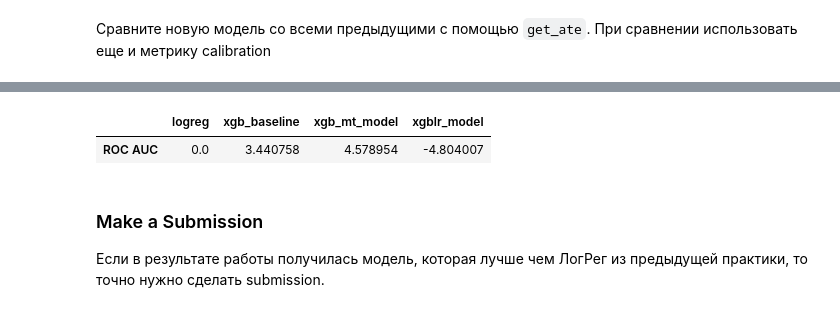
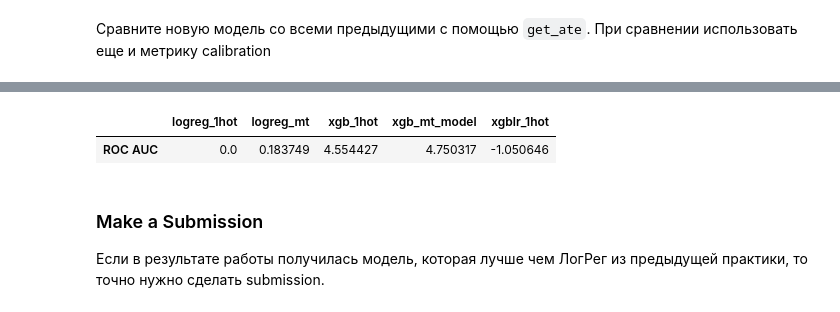
Before and after one commit to KatyaKos/MLBD, a Jupyter notebook: gradient_boosting/notebooks/xgboost.ipynb, the cells around one changed output, grey strips where cells are left out. Drawn from its saved outputs; the diff is of its cells as text; code cells hidden in the pictures.

```diff
--- a/gradient_boosting/notebooks/xgboost.ipynb
+++ b/gradient_boosting/notebooks/xgboost.ipynb
@@ -407,0 +405,4 @@ all_metrics
+# %%
+tmp_dict = {'ROC AUC': rocauc(logreg_mt, test_df_mt, 'probability')}
+all_metrics['logreg_mt'] = tmp_dict
+all_metrics
@@ -618,7 +625,7 @@ class XGBLRModel(pyspark.ml.Model):
         window = Window.rowsBetween(-sys.maxsize, -1)
         df = df\
             .withColumn('one', F.lit(1))\
-            .withColumn('idx', F.sum(F.col('one')).over(ww))\
+            .withColumn('idx', F.sum(F.col('one')).over(window))\
             .fillna(0, subset=['idx'])\
             .drop('one')
         tree_df = df\
@@ -636,7 +643,7 @@ class XGBLR(pyspark.ml.Estimator):
 
     def __init__(self, featuresCol, labelCol, predictionCol,
                  xgb_save_path=XGBLR_XGB_PATH, lr_save_path=XGBLR_LR_PATH, pipe_save_path=XGBLR_PIPELINE_PATH,
-                 max_depth_XGB=8, objective_XGB='binary:logistic', eval_metric_XGB='logloss',
+                 max_depth_XGB=10, objective_XGB='binary:logistic', eval_metric_XGB='logloss',
                  maxIter_LR=20, regParam_LR=0., elasticNetParam_LR=0.):
         super(XGBLR, self).__init__()
         self.featuresCol = featuresCol
@@ -675,15 +682,15 @@ class XGBLR(pyspark.ml.Estimator):
             labelCol=self.labelCol,
             predictionCol=self.predictionCol,
             colsample_bytree=0.9,
-            eta=0.15,
-            gamma=0.,
+            eta=0.3,
+            gamma=3.,
             max_depth=self.max_depth_XGB,
-            min_child_weight=50.0,
+            min_child_weight=25.0,
             subsample=0.9,
             objective=self.objective_XGB,
             eval_metric=self.eval_metric_XGB,
             silent=0,
-            num_round=20,
+            num_round=100,
             nthread=1,
             nworkers=1
         )
@@ -732,8 +728,8 @@ tmp_res=tmp_m.transform(val_df.sample(False, 0.05))
 # %% [markdown]
 One hot encoded
 # %%
-dim_onehot = len(num_columns) + len(pipeline_onehot.stages[0].labels) + len(pipeline_onehot.stages[1].labels)
+dim_1hot = len(num_columns) +  len(pipeline_onehot.stages[0].labels) + len(pipeline_onehot.stages[1].labels)
 
-xgblr = XGBLR(featuresCol="features", labelCol="label", predictionCol="prediction", eval_metric_XGB='auc')
-xgblr_model = tmp_est.fit(train_df, dim_onehot)
+xgblr = XGBLR(featuresCol="features", labelCol="label", predictionCol="prediction", eval_metric_XGB='logloss')
+xgblr_1hot = xgblr.fit(train_df_1hot, dim_1hot)
 # %% [output]
@@ -749,7 +745,7 @@ def calibration(model, df):
 # %% [markdown]
 Сравните новую модель со всеми предыдущими с помощью `get_ate`. При сравнении использовать еще и метрику calibration
 # %%
-tmp_dict = {'ROC AUC': rocauc(xgblr_model, test_df, 'probability')}
-all_metrics['xgblr_model'] = tmp_dict
+tmp_dict = {'ROC AUC': rocauc(xgblr_1hot, test_df_1hot, 'probability')}
+all_metrics['xgblr_1hot'] = tmp_dict
 all_metrics
 # %% [output]
@@ -761,9 +758,9 @@ all_metrics
 # %%
-ate = get_ate(all_metrics, 'logreg')
+ate = get_ate(all_metrics, 'logreg_1hot')
 ate
 # %% [output]
-|  | logreg | xgb_baseline | xgb_mt_model | xgblr_model |
-| ROC AUC | 0.0 | 3.440758 | 4.578954 | -4.804007 |
+|  | logreg_1hot | logreg_mt | xgb_1hot | xgb_mt_model | xgblr_1hot |
+| ROC AUC | 0.0 | 0.183749 | 4.554427 | 4.750317 | -1.050646 |
 # %% [markdown]
 ### Make a Submission
 
```
Also changed, not shown: parts of 40 cells of this notebook.
